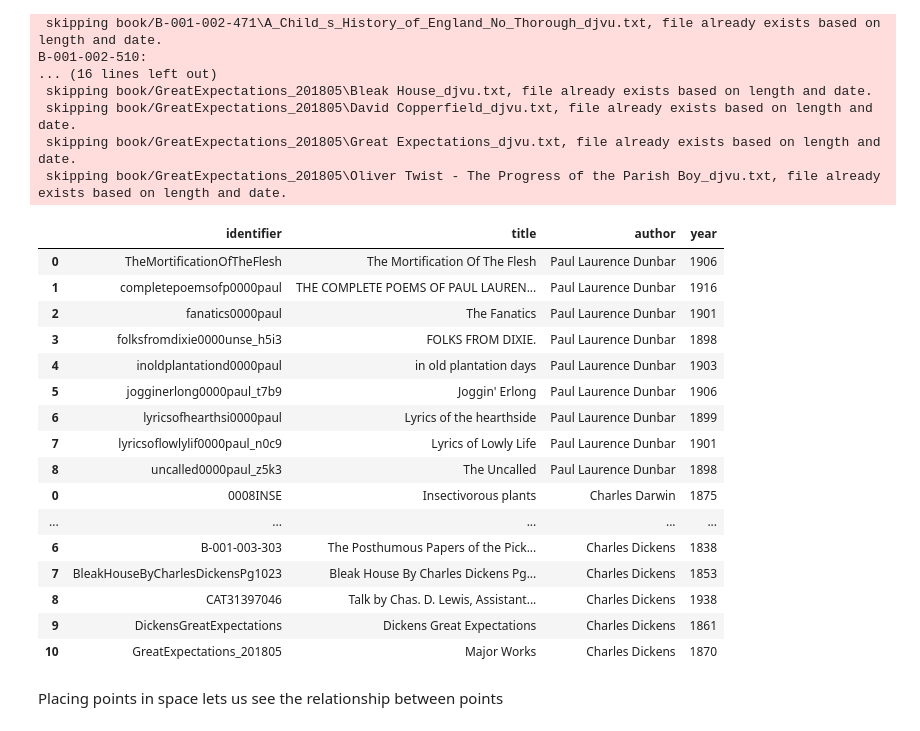
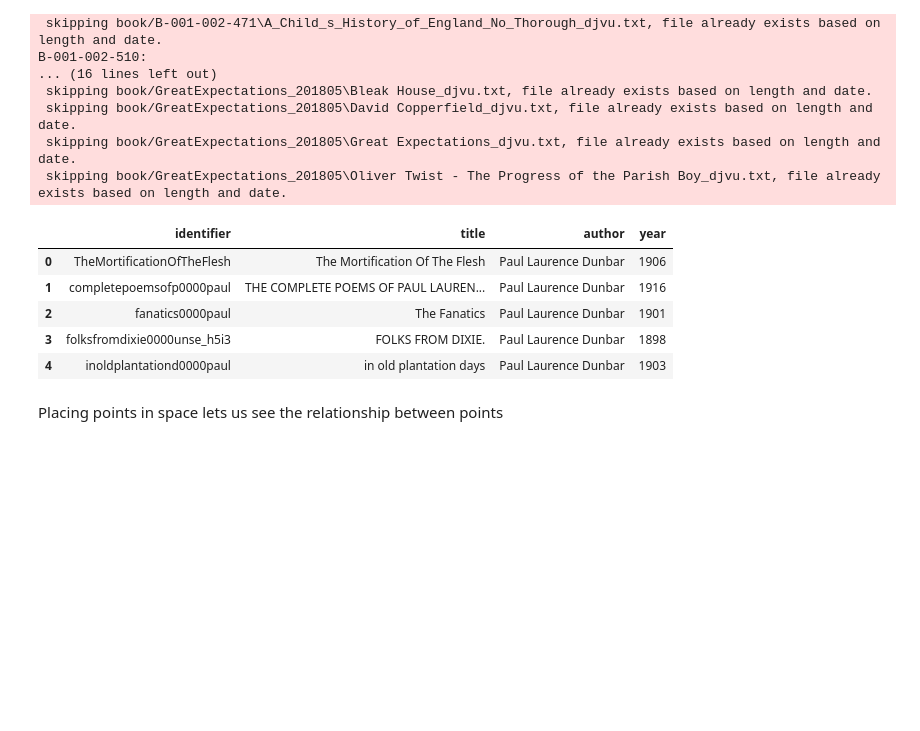
Before and after one commit to lucianli123/embeddings-demo, a Jupyter notebook: embeddings.ipynb, the cells around one changed output. Saved outputs shown, nothing was run; the diff lists cells and outputs as text; code cells hidden in the pictures; blank space fills up the shorter version.

```diff
--- a/embeddings.ipynb
+++ b/embeddings.ipynb
@@ -63,33 +63,22 @@ download_books("Charles Darwin")
 # %%
 #read and combine author data
 df1=pd.read_csv("Paul Laurence Dunbar.csv")
 df2=pd.read_csv("Charles Darwin.csv")
 df3=pd.read_csv("Charles Dickens.csv")
 
 df1["author"]="Paul Laurence Dunbar"
 df2["author"]="Charles Darwin"
 df3["author"]="Charles Dickens"
 df=pd.concat([df1, df2, df3])
 
-df
+df.head()
 # %% [output]
 |  | identifier | title | author | year |
 | 0 | TheMortificationOfTheFlesh | The Mortification Of The Flesh | Paul Laurence Dunbar | 1906 |
 | 1 | completepoemsofp0000paul | THE COMPLETE POEMS OF PAUL LAUREN... | Paul Laurence Dunbar | 1916 |
 | 2 | fanatics0000paul | The Fanatics | Paul Laurence Dunbar | 1901 |
 | 3 | folksfromdixie0000unse_h5i3 | FOLKS FROM DIXIE. | Paul Laurence Dunbar | 1898 |
 | 4 | inoldplantationd0000paul | in old plantation days | Paul Laurence Dunbar | 1903 |
-| 5 | jogginerlong0000paul_t7b9 | Joggin' Erlong | Paul Laurence Dunbar | 1906 |
-| 6 | lyricsofhearthsi0000paul | Lyrics of the hearthside | Paul Laurence Dunbar | 1899 |
-| 7 | lyricsoflowlylif0000paul_n0c9 | Lyrics of Lowly Life | Paul Laurence Dunbar | 1901 |
-| 8 | uncalled0000paul_z5k3 | The Uncalled | Paul Laurence Dunbar | 1898 |
-| 0 | 0008INSE | Insectivorous plants | Charles Darwin | 1875 |
-| ... | ... | ... | ... | ... |
-| 6 | B-001-003-303 | The Posthumous Papers of the Pick... | Charles Dickens | 1838 |
-| 7 | BleakHouseByCharlesDickensPg1023 | Bleak House By Charles Dickens Pg... | Charles Dickens | 1853 |
-| 8 | CAT31397046 | Talk by Chas. D. Lewis, Assistant... | Charles Dickens | 1938 |
-| 9 | DickensGreatExpectations | Dickens Great Expectations | Charles Dickens | 1861 |
-| 10 | GreatExpectations_201805 | Major Works | Charles Dickens | 1870 |
 # %%
 #this is a function that does some light cleaning, by removing newline characters, converting to lowercase, and removing punctuation
 
```
